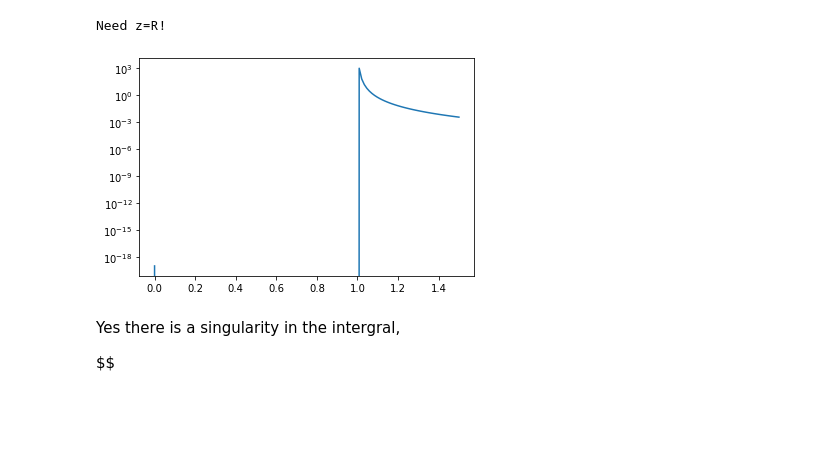
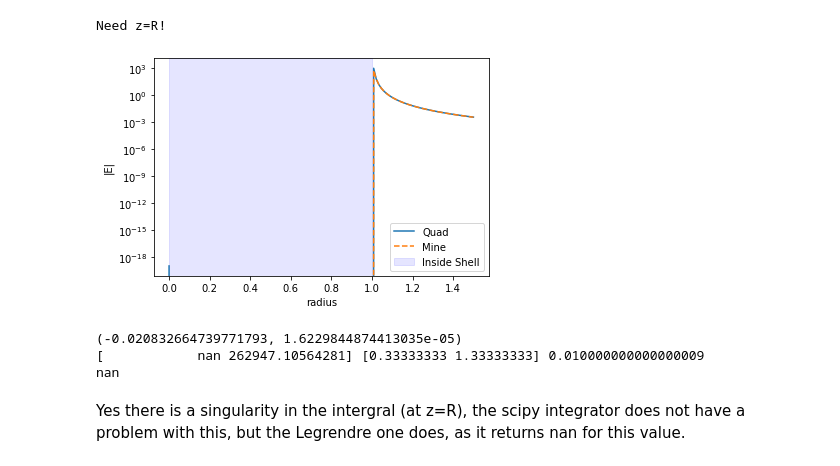
Before and after one commit to eklem1/Phys512_EK, a Jupyter notebook: PS1/PS1_work.ipynb, the cells around one changed output. Saved outputs shown, nothing was run; the diff lists cells and outputs as text; code cells hidden in the pictures; blank space fills up the shorter version.

Commit message:
more comments, adding my own integrator for 4, cleaning up 1

```diff
--- a/PS1/PS1_work.ipynb
+++ b/PS1/PS1_work.ipynb
@@ -449,0 +531,9 @@ def Eint(theta, z, R):
+# %%
+myE_Field = []
+for x in Zs:
+#     print(x)
+    myE_Field.append(LegendreIntegrate(Eint, 0, 1.5, 0.01, z=x, R=1, order=2))
+
+# print(myE_Field)
+
+myE_Field = np.array(myE_Field)
@@ -467,13 +565,27 @@ E_Field = np.transpose(E_Field)
 # %% [output]
 Need z=R!
 # %%
-plt.semilogy(Zs, E_Field[0]*Q/(8*np.pi*ep))
+plt.semilogy(Zs, E_Field[0]*Q/(8*np.pi*ep), label="Quad")
+plt.semilogy(Zs, myE_Field*Q/(8*np.pi*ep), ls = "--", label="Mine")
+plt.xlabel("radius")
+plt.ylabel("|E|")
+plt.axvspan(0, 1, alpha=0.1, color='b', label='Inside Shell')
+plt.legend()
+
 # plt.ylim(1e-200, 100)
 
 plt.show()
 # %% [output]
-[figure, old version]
+[figure, new version]
-# %% [markdown]
-Yes there is a singularity in the intergral,
-
-$$
+# %%
+x = 1
+
+print(integrate.quad(Eint, 0, np.pi, args=(x, 1)))
+
+print(LegendreIntegrate(Eint, 0, 1.5, 0.01, z=x, R=1, order=2))
+# %% [output]
+(-0.020832664739771793, 1.6229844874413035e-05)
+[            nan 262947.10564281] [0.33333333 1.33333333] 0.010000000000000009
+nan
+# %% [markdown]
+Yes there is a singularity in the intergral (at z=R), the scipy integrator does not have a problem with this, but the Legrendre one does, as it returns nan for this value.
```
Also changed, not shown: parts of 18 cells of this notebook.
